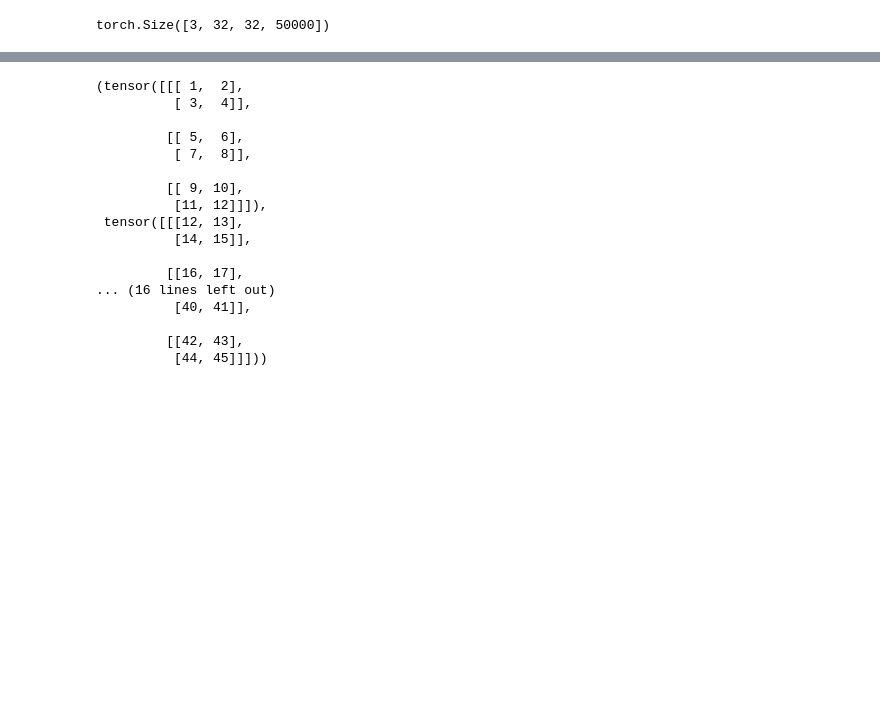
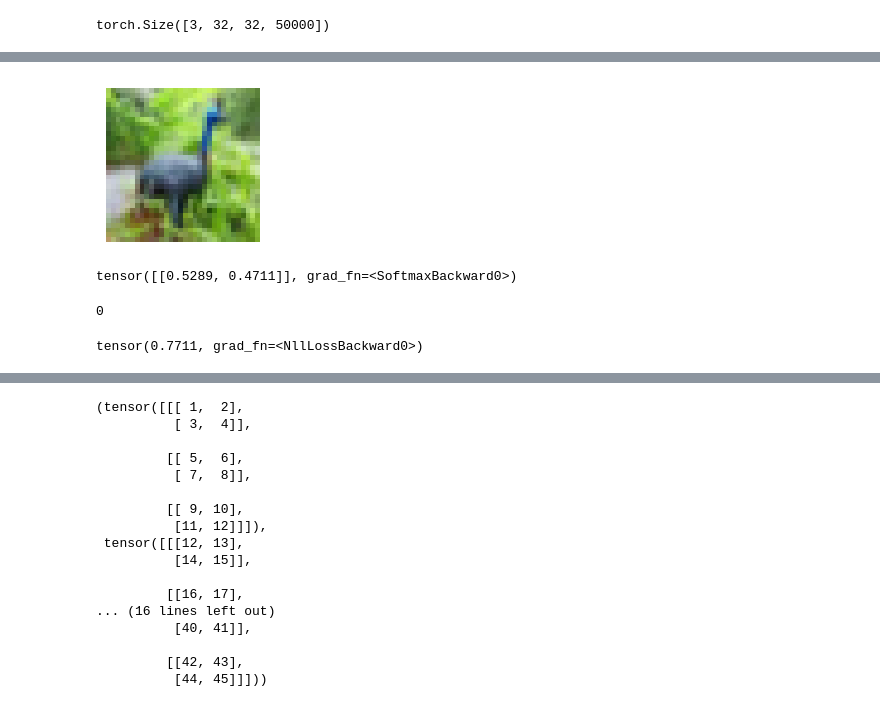
Before and after one commit to kamal-tanwar/dl-with-pytorch, a Jupyter notebook: p1ch7/datasets.ipynb, the cells around one changed output, grey strips where cells are left out. Saved outputs shown, nothing was run; the diff lists cells and outputs as text; code cells hidden in the pictures; blank space fills up the shorter version.

```diff
--- a/p1ch7/datasets.ipynb
+++ b/p1ch7/datasets.ipynb
@@ -99,0 +130,6 @@ torch.Size([3, 32, 32, 50000])
+# %%
+label_map = {0: 0, 2: 1}
+class_names = ['airplane', 'bird']
+
+cifar2 = [(to_tensor(img), label_map[label]) for img, label in cifar10 if label in [0, 2]]
+cifar2_val = [(to_tensor(img), label_map[label]) for img, label in cifar10_val if label in [0, 2]]
@@ -99,0 +145,20 @@ torch.Size([3, 32, 32, 50000])
+# %%
+img, _ = cifar2[0]
+
+plt.figure(figsize=(2,2))
+plt.imshow(img.permute(1, 2, 0))
+plt.axis('off');
+# %% [output]
+[figure, added]
+# %%
+img_batch = img.view(-1).unsqueeze(0)
+
+out = model(img_batch)
+out
+# %% [output]
+tensor([[0.5289, 0.4711]], grad_fn=<SoftmaxBackward0>)
+# %%
+_, index = torch.max(out, dim=1)
+index.item()
+# %% [output]
+0
@@ -99,0 +173,6 @@ torch.Size([3, 32, 32, 50000])
+# %%
+img, label = cifar2[0]
+out = model(img.view(-1).unsqueeze(0))
+loss_fn(out, torch.tensor([label]))
+# %% [output]
+tensor(0.7711, grad_fn=<NllLossBackward0>)
```
Also changed, not shown: parts of 21 cells of this notebook.
